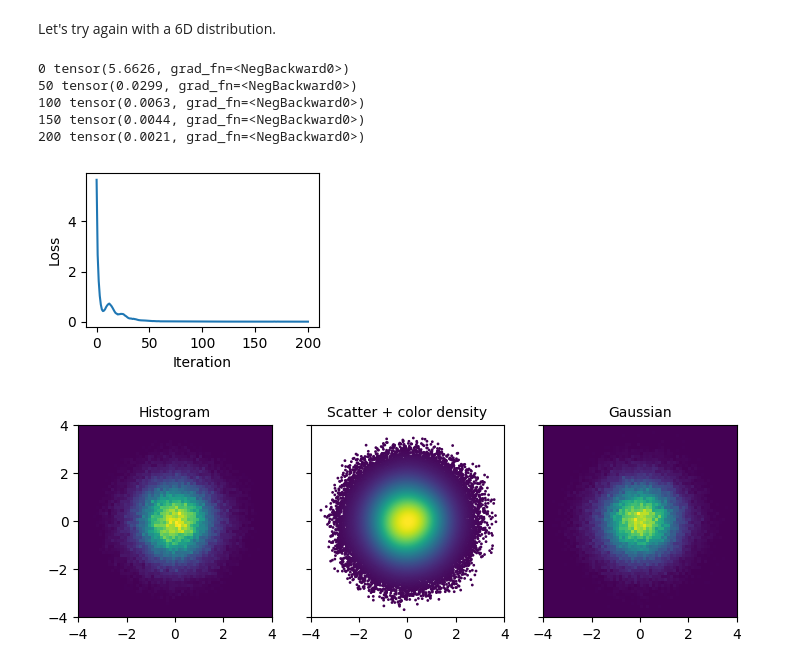
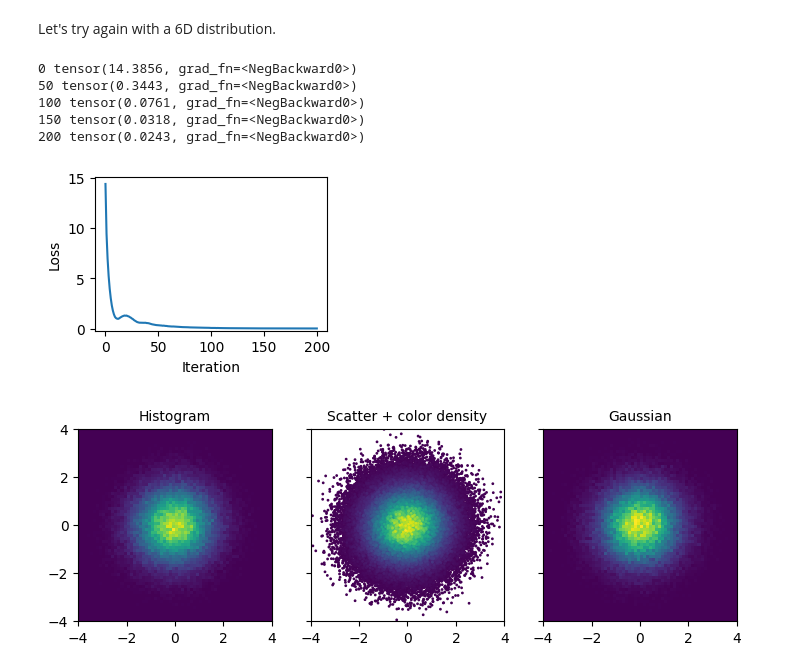
Before and after one commit to roussel-ryan/gpsr, a Jupyter notebook: docs/examples/jacobian/test_jacobian.ipynb, the cells around one changed output. Drawn from its saved outputs; the diff is of its cells as text; code cells hidden in the pictures.

```diff
--- a/docs/examples/jacobian/test_jacobian.ipynb
+++ b/docs/examples/jacobian/test_jacobian.ipynb
@@ -145,7 +145,7 @@ with torch.no_grad():
 # %% [markdown]
 Let's try again with a 6D distribution.
 # %%
-ndim = 2
+ndim = 6
 size = 10_000
 
 transform = NNTransform(
@@ -185,11 +185,11 @@ for iteration in range(201):
     if iteration % 50 == 0:
         print(iteration, loss)
 # %% [output]
-0 tensor(5.6626, grad_fn=<NegBackward0>)
-50 tensor(0.0299, grad_fn=<NegBackward0>)
-100 tensor(0.0063, grad_fn=<NegBackward0>)
-150 tensor(0.0044, grad_fn=<NegBackward0>)
-200 tensor(0.0021, grad_fn=<NegBackward0>)
+0 tensor(14.3856, grad_fn=<NegBackward0>)
+50 tensor(0.3443, grad_fn=<NegBackward0>)
+100 tensor(0.0761, grad_fn=<NegBackward0>)
+150 tensor(0.0318, grad_fn=<NegBackward0>)
+200 tensor(0.0243, grad_fn=<NegBackward0>)
 # %%
 fig, ax = plt.subplots(figsize=(3.0, 2.0))
 ax.plot(history["loss"])
@@ -198,34 +198,34 @@ ax.set_ylabel("Loss")
 ax.set_ylim(-0.2, ax.get_ylim()[1])
 plt.show()
 # %% [output]
-[figure, old version]
+[figure, new version]
 # %%
 with torch.no_grad():
     # Sample and evaluate density at each point
     x, log_prob = dist.sample_and_log_prob(100_000)
     x = x.numpy()
     log_prob = log_prob.numpy()
 
     x_prior = prior_dist.rsample((x.shape[0],))
 
     # Sort by density
     idx = np.argsort(log_prob)
     x = x[idx]
     log_prob = log_prob[idx]
 
     # Plot histogram and scatter plot with points colored by density
     plot_xmax = 4.0
     plot_limits = 2 * [(-plot_xmax, plot_xmax)]
 
     fig, axs = plt.subplots(ncols=3, sharex=True, sharey=True, figsize=(8.5, 2.5))
 
-    grid_values, grid_edges = np.histogramdd(x, bins=64, range=plot_limits, density=True)
+    grid_values, grid_edges = np.histogramdd(x[:, (0, 1)], bins=64, range=plot_limits, density=True)
     axs[0].pcolormesh(grid_edges[0], grid_edges[1], grid_values.T)
     axs[1].scatter(x[:, 0], x[:, 1], c=np.exp(log_prob), s=1)
     axs[2].hist2d(x_prior[:, 0], x_prior[:, 1], bins=64, range=plot_limits, density=True)
     axs[0].set_title("Histogram", fontsize="medium")
     axs[1].set_title("Scatter + color density", fontsize="medium")
     axs[2].set_title("Gaussian", fontsize="medium")
     plt.show()
 # %% [output]
-[figure, old version]
+[figure, new version]
```
Also changed, not shown: parts of 3 cells of this notebook.
